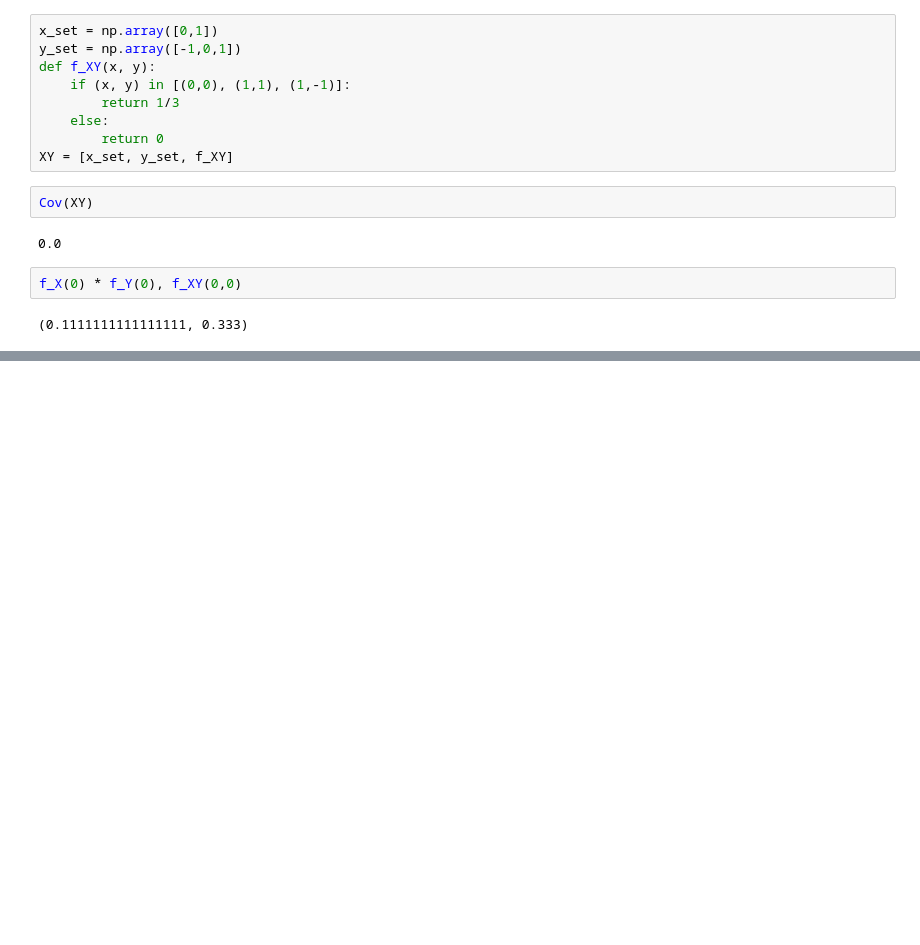
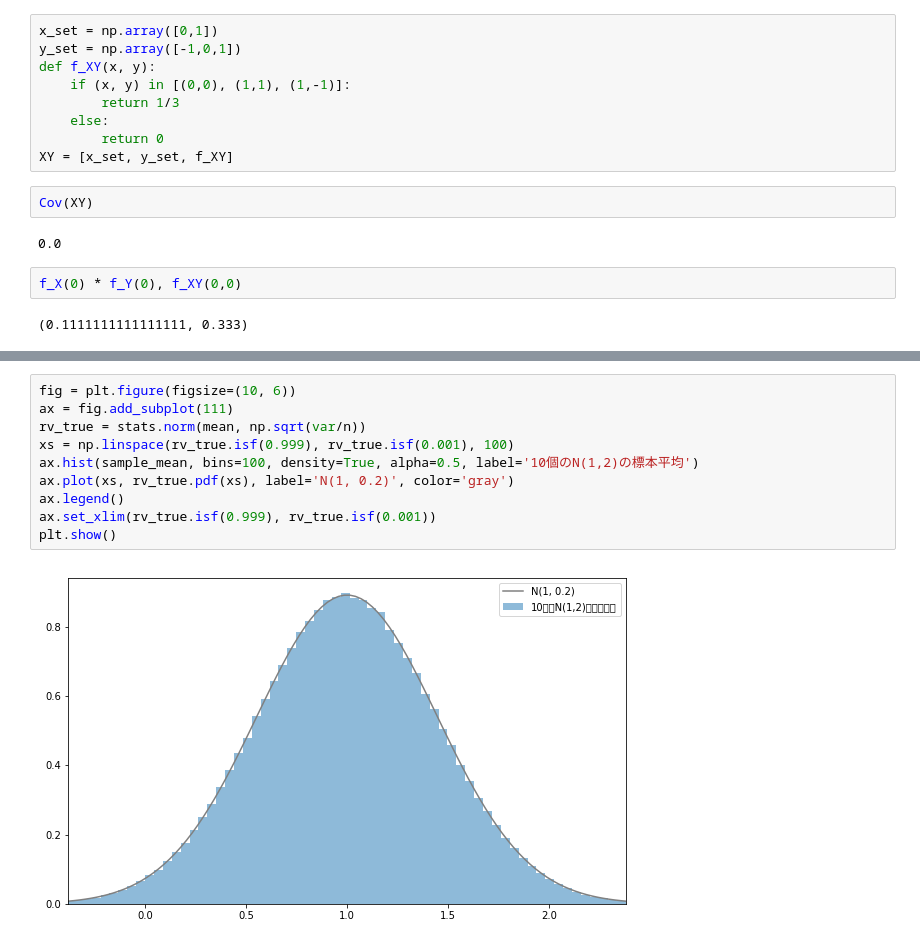
Before and after one commit to ToshikiShimizu/statistics, a Jupyter notebook: python-understand-statistics/notebook/ch09.ipynb, the cells around one changed output, grey strips where cells are left out. Saved outputs shown, nothing was run; the diff lists cells and outputs as text; blank space fills up the shorter version.

```diff
--- a/python-understand-statistics/notebook/ch09.ipynb
+++ b/python-understand-statistics/notebook/ch09.ipynb
@@ -44,0 +115,12 @@ f_X(0) * f_Y(0), f_XY(0,0)
+# %%
+fig = plt.figure(figsize=(10, 6))
+ax = fig.add_subplot(111)
+rv_true = stats.norm(mean, np.sqrt(var/n))
+xs = np.linspace(rv_true.isf(0.999), rv_true.isf(0.001), 100)
+ax.hist(sample_mean, bins=100, density=True, alpha=0.5, label='10個のN(1,2)の標本平均')
+ax.plot(xs, rv_true.pdf(xs), label='N(1, 0.2)', color='gray')
+ax.legend()
+ax.set_xlim(rv_true.isf(0.999), rv_true.isf(0.001))
+plt.show()
+# %% [output]
+[figure, added]
```
Also changed, not shown: parts of 12 cells of this notebook, 1 other file.
